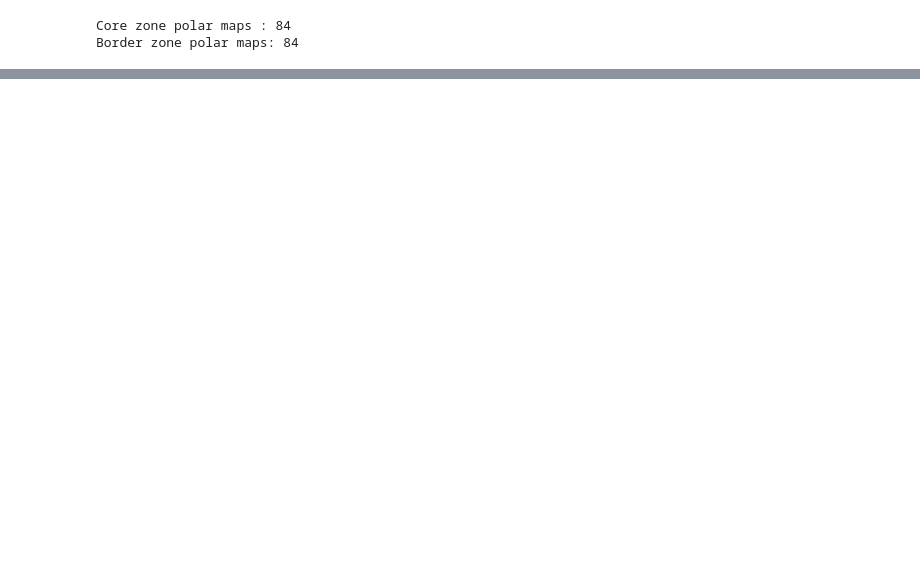
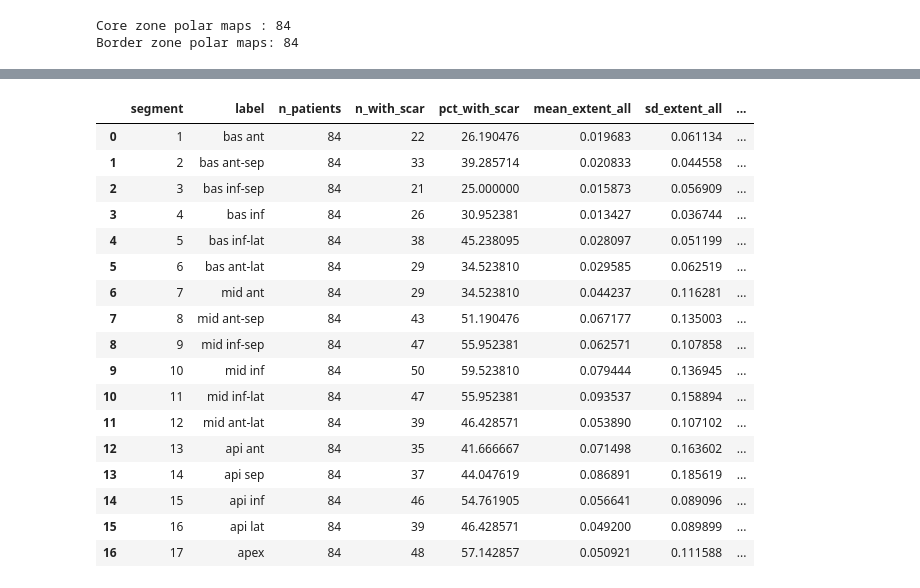
Before and after one commit to jcompanys/scar_tissue_that_I_wish_you_saw, a Jupyter notebook: lv-scar-segmentation/notebooks/M04_scar_analysis.ipynb, the cells around one changed output, grey strips where cells are left out. Drawn from its saved outputs; the diff is of its cells as text; code cells hidden in the pictures; blank space fills up the shorter version.

```diff
--- a/lv-scar-segmentation/notebooks/M04_scar_analysis.ipynb
+++ b/lv-scar-segmentation/notebooks/M04_scar_analysis.ipynb
@@ -472,0 +694,69 @@ The raw counts (numerator / denominator) are annotated on each bar.
+# %%
+SEGMENTS = list(range(1, 18))
+SEG_COLS = [f'seg_{s:02d}' for s in SEGMENTS]
+
+seg_rows = []
+for key, pm in pmaps.items():
+    pid = key.split('/')[-1]
+    row = {
+        'key': key,
+        'pid': pid,
+        'sex': sex_map.get(pid, np.nan),
+        'age': float(age_map[pid]) if pid in age_map else np.nan,
+        'total_scar': float(np.asarray(pm, dtype=float).mean()),
+    }
+    for seg, col in zip(SEGMENTS, SEG_COLS):
+        mask = (AHA_GRID == seg)
+        row[col] = float(np.asarray(pm, dtype=float)[mask].mean())
+    seg_rows.append(row)
+
+seg_df = pd.DataFrame(seg_rows)
+seg_matrix = seg_df[SEG_COLS].to_numpy(dtype=float) if len(seg_df) else np.empty((0, len(SEG_COLS)))
+
+# Add segment columns to df for convenient downstream joins without changing existing territory logic.
+if len(df) and len(seg_df):
+    df = df.merge(seg_df[['key', *SEG_COLS]], on='key', how='left', suffixes=('', '_aha'))
+
+age_desc = seg_df['age'].dropna()
+sex_counts = seg_df['sex'].value_counts(dropna=True).rename_axis('sex').reset_index(name='n')
+sex_counts['percent'] = 100 * sex_counts['n'] / max(int(sex_counts['n'].sum()), 1)
+
+seg_summary = []
+for seg, col in zip(SEGMENTS, SEG_COLS):
+    vals = seg_df[col].dropna()
+    pos = vals[vals > 0]
+    seg_summary.append({
+        'segment': seg,
+        'label': SEG_LABELS[seg],
+        'n_patients': int(vals.size),
+        'n_with_scar': int((vals > 0).sum()),
+        'pct_with_scar': 100 * float((vals > 0).mean()) if vals.size else np.nan,
+        'mean_extent_all': float(vals.mean()) if vals.size else np.nan,
+        'sd_extent_all': float(vals.std(ddof=1)) if vals.size > 1 else np.nan,
+        'median_extent_all': float(vals.median()) if vals.size else np.nan,
+        'mean_extent_positive': float(pos.mean()) if len(pos) else 0.0,
+        'median_extent_positive': float(pos.median()) if len(pos) else 0.0,
+    })
+seg_summary = pd.DataFrame(seg_summary)
+
+print(f'Cohort with AHA segment vectors: n={len(seg_df)}')
+print(f'  Patients with sex labels: {int(seg_df["sex"].notna().sum())} / {len(seg_df)} '
+      f'({100*seg_df["sex"].notna().sum()/max(len(seg_df),1):.1f}%)')
+print(f'  Patients with age labels: {int(seg_df["age"].notna().sum())} / {len(seg_df)} '
+      f'({100*seg_df["age"].notna().sum()/max(len(seg_df),1):.1f}%)')
+print(f'  Patients with both sex and age labels: '
+      f'{int((seg_df["sex"].notna() & seg_df["age"].notna()).sum())} / {len(seg_df)} '
+      f'({100*(seg_df["sex"].notna() & seg_df["age"].notna()).sum()/max(len(seg_df),1):.1f}%)')
+if len(age_desc):
+    print(f'Age: mean={age_desc.mean():.1f} +/- {age_desc.std(ddof=1):.1f} years  '
+          f'(median={age_desc.median():.1f}, n={len(age_desc)})')
+else:
+    print('Age: no available values')
+print('\nSex distribution:')
+print(sex_counts.to_string(index=False) if len(sex_counts) else 'No sex labels available')
+print('\nPer-segment scar summary:')
+display(seg_summary)
+
+seg_summary.to_csv(OUT / 'aha17_segment_summary.csv', index=False)
+print('Saved aha17_segment_summary.csv')
+# %% [output]
@@ -472,0 +775,18 @@ The raw counts (numerator / denominator) are annotated on each bar.
+|  | segment | label | n_patients | n_with_scar | pct_with_scar | mean_extent_all | sd_extent_all | ... |
+| 0 | 1 | bas ant | 84 | 22 | 26.190476 | 0.019683 | 0.061134 | ... |
+| 1 | 2 | bas ant-sep | 84 | 33 | 39.285714 | 0.020833 | 0.044558 | ... |
+| 2 | 3 | bas inf-sep | 84 | 21 | 25.000000 | 0.015873 | 0.056909 | ... |
+| 3 | 4 | bas inf | 84 | 26 | 30.952381 | 0.013427 | 0.036744 | ... |
+| 4 | 5 | bas inf-lat | 84 | 38 | 45.238095 | 0.028097 | 0.051199 | ... |
+| 5 | 6 | bas ant-lat | 84 | 29 | 34.523810 | 0.029585 | 0.062519 | ... |
+| 6 | 7 | mid ant | 84 | 29 | 34.523810 | 0.044237 | 0.116281 | ... |
+| 7 | 8 | mid ant-sep | 84 | 43 | 51.190476 | 0.067177 | 0.135003 | ... |
+| 8 | 9 | mid inf-sep | 84 | 47 | 55.952381 | 0.062571 | 0.107858 | ... |
+| 9 | 10 | mid inf | 84 | 50 | 59.523810 | 0.079444 | 0.136945 | ... |
+| 10 | 11 | mid inf-lat | 84 | 47 | 55.952381 | 0.093537 | 0.158894 | ... |
+| 11 | 12 | mid ant-lat | 84 | 39 | 46.428571 | 0.053890 | 0.107102 | ... |
+| 12 | 13 | api ant | 84 | 35 | 41.666667 | 0.071498 | 0.163602 | ... |
+| 13 | 14 | api sep | 84 | 37 | 44.047619 | 0.086891 | 0.185619 | ... |
+| 14 | 15 | api inf | 84 | 46 | 54.761905 | 0.056641 | 0.089096 | ... |
+| 15 | 16 | api lat | 84 | 39 | 46.428571 | 0.049200 | 0.089899 | ... |
+| 16 | 17 | apex | 84 | 48 | 57.142857 | 0.050921 | 0.111588 | ... |
```
Also changed, not shown: parts of 74 cells of this notebook.
